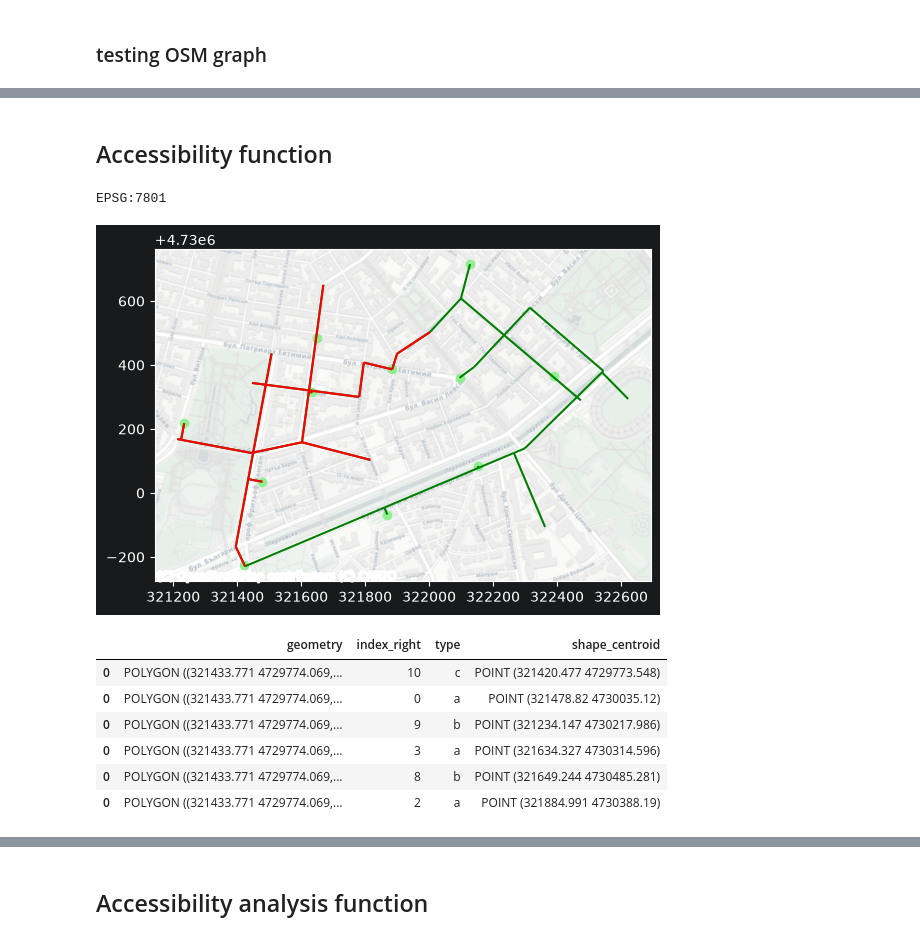
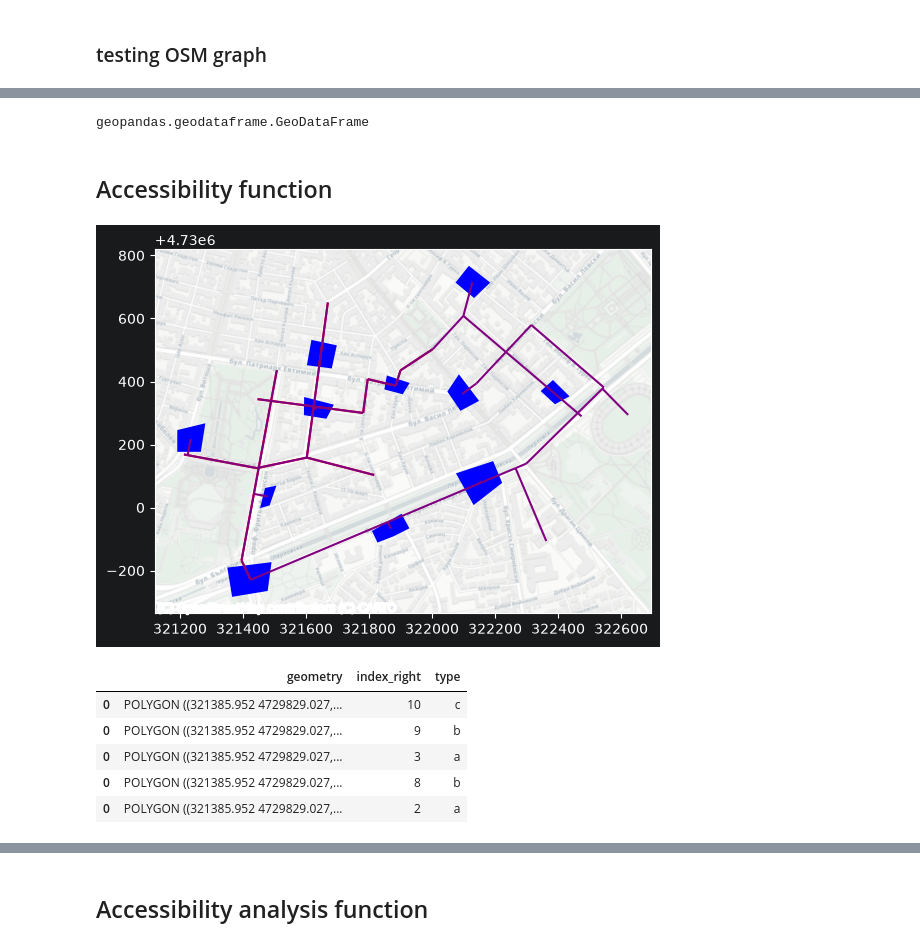
Before and after one commit to NikitaALSI/Izochrones, a Jupyter notebook: Development/Playground.ipynb, the cells around one changed output, grey strips where cells are left out. Cells and saved outputs as stored; diff of their text form; code cells hidden in the pictures.

```diff
--- a/Development/Playground.ipynb
+++ b/Development/Playground.ipynb
@@ -122,18 +123,20 @@ plot_maps((route, 'green'), (shape, 'lightgreen'), (preprocess_route(lines), 'pu
 # %% [output]
 [figure]
+# %%
+_route_graph = momepy.gdf_to_nx(_route, approach='primal', length='length', directed=True)
+_node_ids = list(_route_graph.nodes)
+_node_coords = [node for node in _node_ids]  # coordinates are keys in momepy primal graph
+_spatial_index = KDTree(_node_coords)
 # %% [markdown]
 ## Create isochrones function
 # %%
-def create_isochrones(network, starting_point, distance):
-    if isinstance(network, gpd.GeoDataFrame):
-        network = momepy.gdf_to_nx(network, approach='primal', length='length', directed=True)
-        nearest_node = min(network.nodes, key=lambda node: starting_point.distance(shapely.geometry.Point(node)))
-    else:
-        nearest_node = ox.nearest_nodes(G=network, X=[starting_point.x], Y=[starting_point.y])[0]
+def create_isochrones(graph, starting_point, distance, spatial_index, node_ids):
+    _, min_idx = spatial_index.query([starting_point.x, starting_point.y])
+    nearest_node = node_ids[min_idx]
 
-    isochrone = nx.ego_graph(network, nearest_node, radius=distance, distance='length', undirected=True)
+    isochrone = nx.ego_graph(graph, nearest_node, radius=distance, distance='length', undirected=True)
     isochrone = ox.graph_to_gdfs(isochrone, nodes=False, edges=True)
-    isochrone = validate_crs(isochrone)
+
     return isochrone
 # %% [markdown]
 ### testing polyline graph
@@ -156,29 +181,30 @@ epsg:4326
+# %%
+type(j)
+# %% [output]
+geopandas.geodataframe.GeoDataFrame
 # %% [markdown]
 ## Accessibility function
 # %%
-target = gpd.read_file('test_target.gpkg')
+_target = gpd.read_file('test_target.gpkg')
 # gpd.sjoin_nearest(target, j.to_crs(target.crs), how='left')
-route = extend_route_to_centroids(route, target)
-route = preprocess_route(route)
+_route = extend_route_to_centroids(_route, _target)
+_route = preprocess_route(_route)
 # %%
-i = create_isochrones(route, shape.centroid.iloc[0], 1000)
+i = create_isochrones(_route_graph, _shape.centroid.iloc[0], 1000, _spatial_index, _node_ids)
-# %% [output]
-EPSG:7801
 # %%
-plot_maps( (route, 'green'), (target.centroid, 'lightgreen'), (i, 'red'),)
+plot_maps((i, 'red'), (_route, 'purple'),  (_target, 'blue'))
 # %% [output]
-[figure, old version]
+[figure, new version]
 # %%
 i_p = i.buffer(10).union_all()
-c = gpd.sjoin(gpd.GeoDataFrame(geometry=[i_p], crs=target.crs), target, how='inner',  predicate='intersects')
+c = gpd.sjoin(gpd.GeoDataFrame(geometry=[i_p], crs=_target.crs), _target, how='inner', predicate='intersects')
 c
 # %% [output]
-|  | geometry | index_right | type | shape_centroid |
-| 0 | POLYGON ((321433.771 4729774.069,... | 10 | c | POINT (321420.477 4729773.548) |
-| 0 | POLYGON ((321433.771 4729774.069,... | 0 | a | POINT (321478.82 4730035.12) |
-| 0 | POLYGON ((321433.771 4729774.069,... | 9 | b | POINT (321234.147 4730217.986) |
-| 0 | POLYGON ((321433.771 4729774.069,... | 3 | a | POINT (321634.327 4730314.596) |
-| 0 | POLYGON ((321433.771 4729774.069,... | 8 | b | POINT (321649.244 4730485.281) |
-| 0 | POLYGON ((321433.771 4729774.069,... | 2 | a | POINT (321884.991 4730388.19) |
+|  | geometry | index_right | type |
+| 0 | POLYGON ((321385.952 4729829.027,... | 10 | c |
+| 0 | POLYGON ((321385.952 4729829.027,... | 9 | b |
+| 0 | POLYGON ((321385.952 4729829.027,... | 3 | a |
+| 0 | POLYGON ((321385.952 4729829.027,... | 8 | b |
+| 0 | POLYGON ((321385.952 4729829.027,... | 2 | a |
 # %%
 def isochrone_target_intersection(isochrone, *targets):
```
Also changed, not shown: parts of 40 cells of this notebook, 3 other files.
